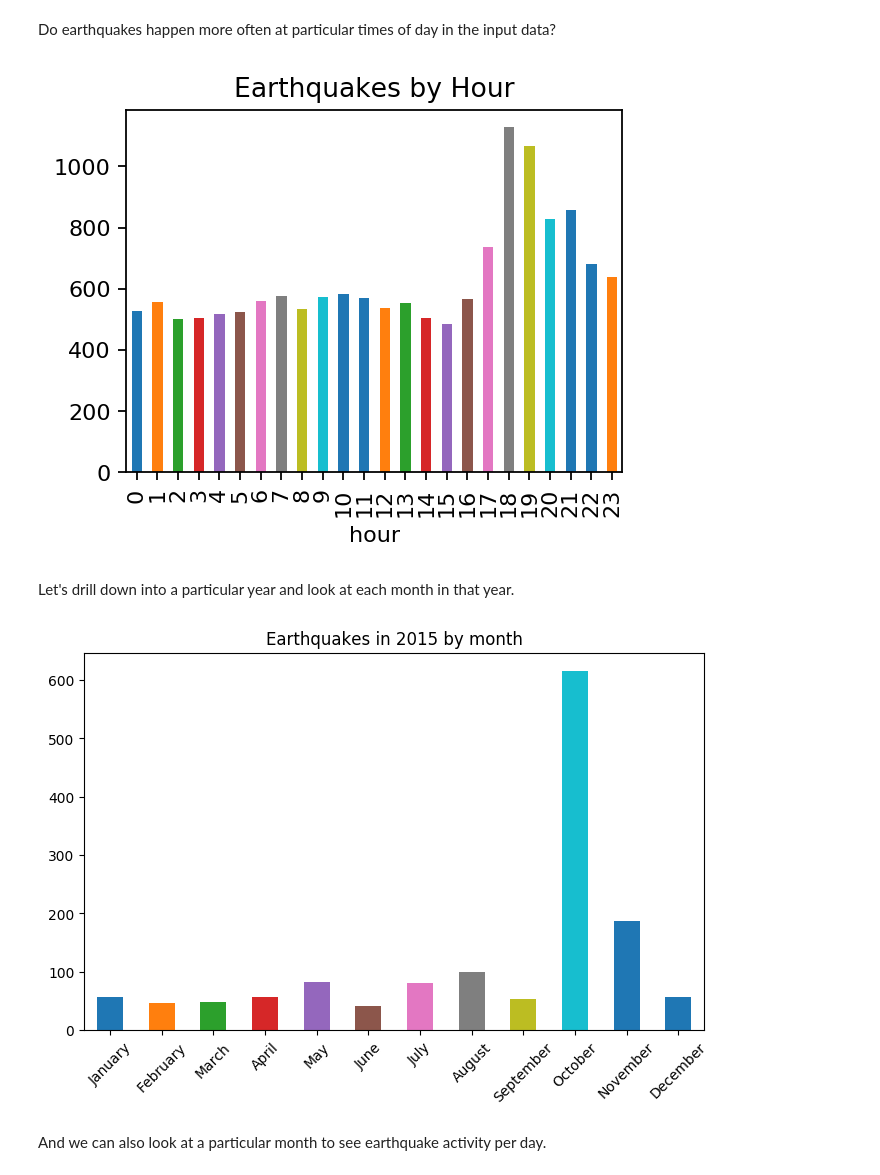
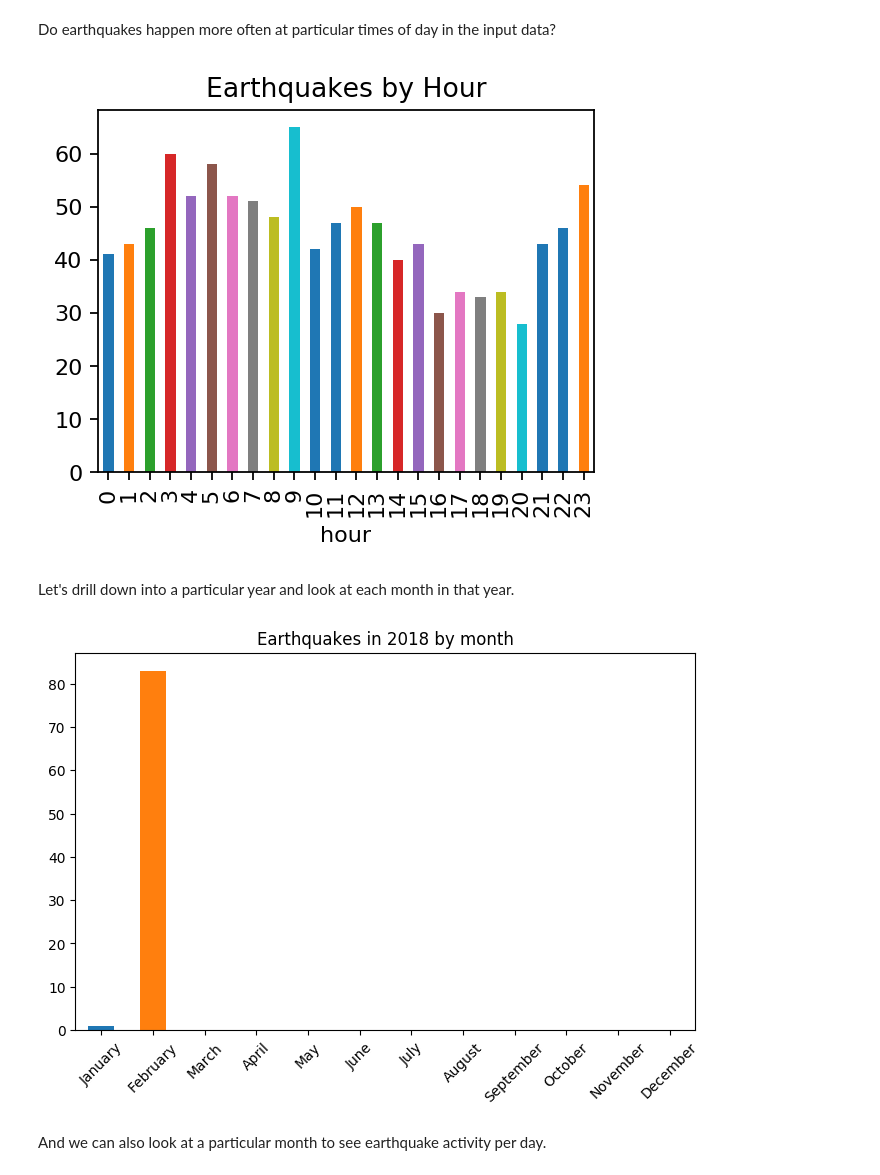
Before and after one commit to jakesnow/quakes, a Jupyter notebook: Quakes.ipynb, the cells around one changed output. Cells and saved outputs as stored; diff of their text form; code cells hidden in the pictures.

```diff
--- a/Quakes.ipynb
+++ b/Quakes.ipynb
@@ -26,7 +26,7 @@ import matplotlib.pyplot as plt
 import numpy as np
 from calendar import monthrange, month_name
 
-df=pd.read_csv("query4.csv")
+df=pd.read_csv("query3.csv")
 OUTPUT_CHARTS = False # Set to True to output PNGs for all charts
 # %%
 # Convert time to datetime format
@@ -193,13 +210,13 @@ Do earthquakes happen more often at particular times of day in the input data?
 # %%
 plot_hourly(df)
 # %% [output]
-[figure, old version]
+[figure, new version]
 # %% [markdown]
 Let's drill down into a particular year and look at each month in that year.
 # %%
-plot_year(df,2015)
+plot_year(df,2018)
 # %% [output]
-[figure, old version]
+[figure, new version]
 # %% [markdown]
 And we can also look at a particular month to see earthquake activity per day.
 # %%
```
Also changed, not shown: parts of 10 cells of this notebook.
